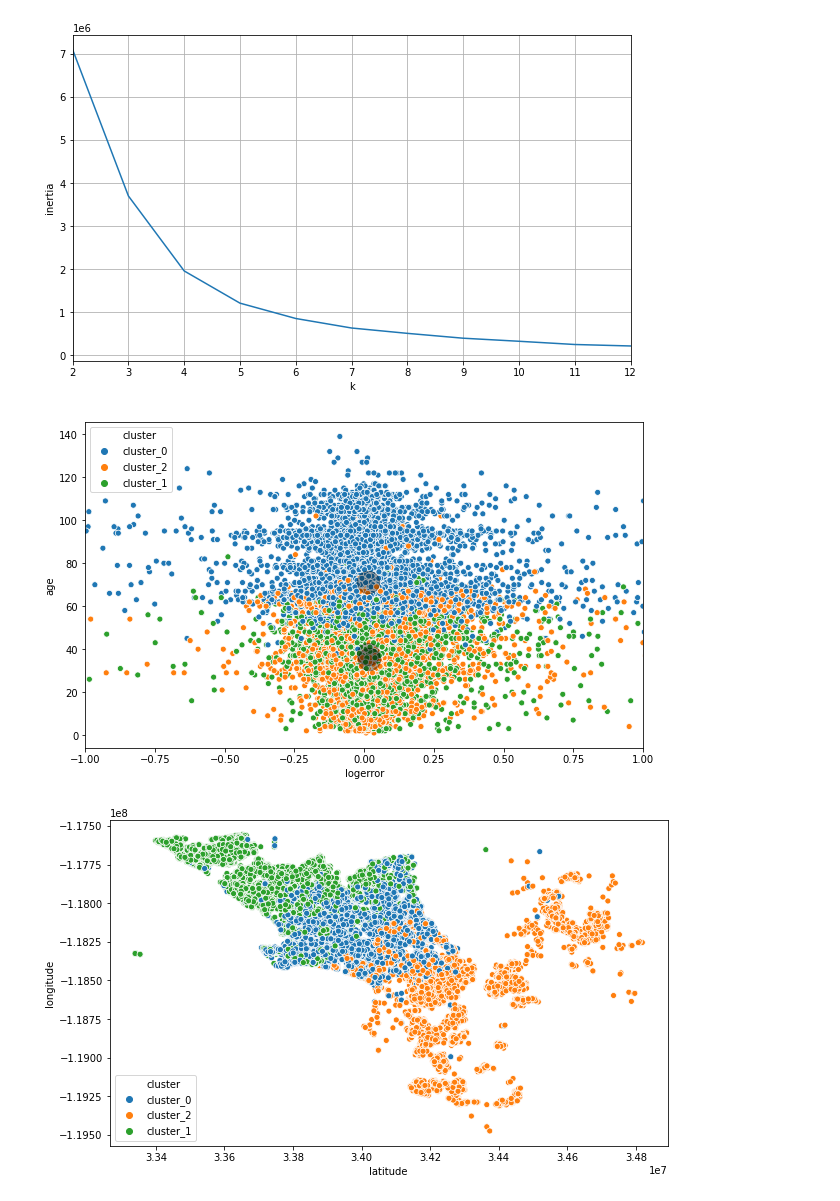
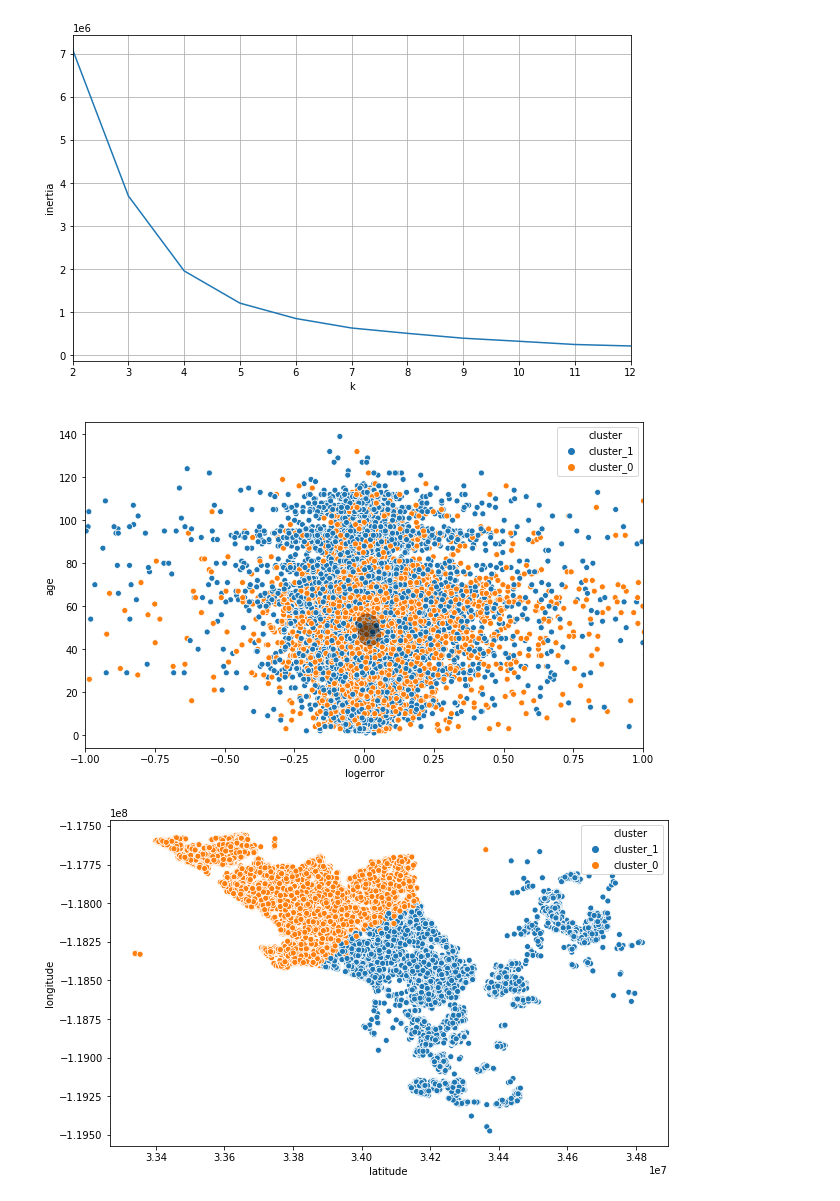
Before and after one commit to clustering-zillow/clustering-zillow, a Jupyter notebook: zillow_cluster_ravinder.ipynb, the cells around one changed output. Cells and saved outputs as stored; diff of their text form; code cells hidden in the pictures.

```diff
--- a/zillow_cluster_ravinder.ipynb
+++ b/zillow_cluster_ravinder.ipynb
@@ -477,19 +477,19 @@ plt.grid()
 # %%
 X = train[['age', 'latitude' , 'longitude', 'logerror']]
 # %%
-train, X_scaled, scaler, kmeans = cluster(train, X, 3)
+train, X_scaled, scaler, kmeans = cluster(train, X, 2)
 scatter_plot('logerror', 'age',train,kmeans, X_scaled, scaler)
 plt.xlim(-1,1)
 #plt.ylim(0,0.05)
 centroids = pd.DataFrame(scaler.inverse_transform(kmeans.cluster_centers_), columns=X_scaled.columns)
 # %% [output]
-[figure, old version]
+[figure, new version]
 # %%
 plt.figure(figsize=(10, 6))
 sns.scatterplot(y = 'longitude', x = 'latitude', data = train, hue = 'cluster')
 centroids = pd.DataFrame(scaler.inverse_transform(kmeans.cluster_centers_), columns=X_scaled.columns)
 # %% [output]
-[figure, old version]
+[figure, new version]
 # %%
 centroids
 # %% [output]
```
Also changed, not shown: parts of 8 cells of this notebook.
